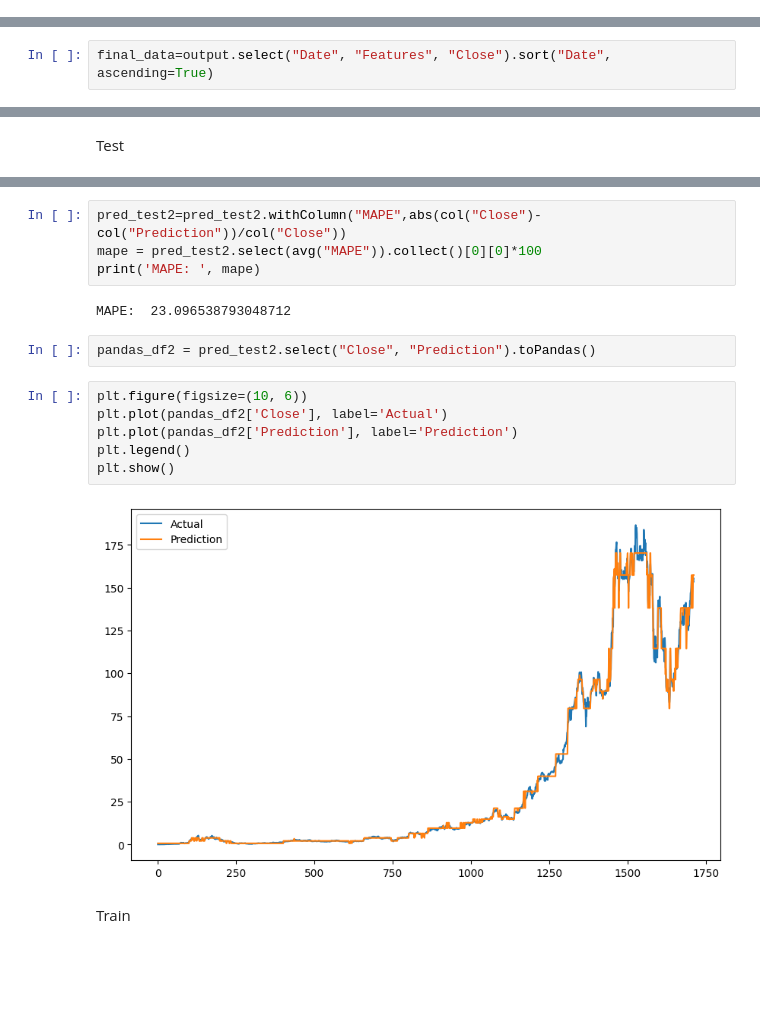
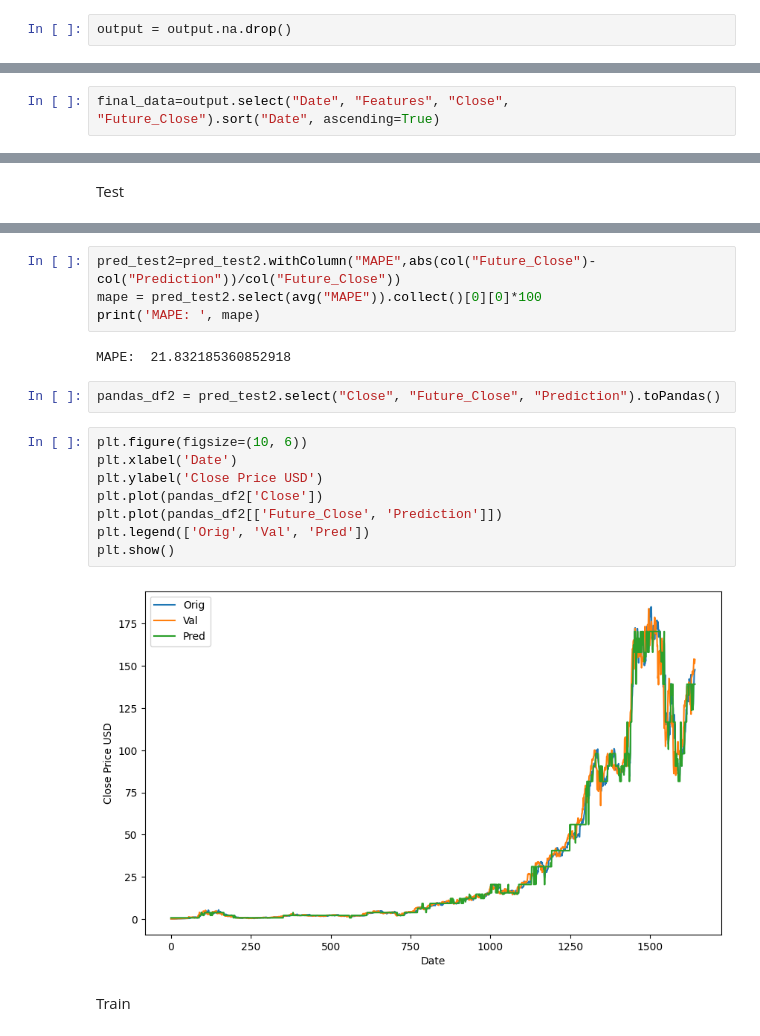
Before and after one commit to NguyenHien071202/IE212-Stock-price-prediction, a Jupyter notebook: stock-model.ipynb, the cells around one changed output, grey strips where cells are left out. Drawn from its saved outputs; the diff is of its cells as text; blank space fills up the shorter version.

```diff
--- a/stock-model.ipynb
+++ b/stock-model.ipynb
@@ -60,3 +109,5 @@ output=featureassembler.transform(dataset)
+# %%
+output = output.na.drop()
 # %%
 output.show()
 # %% [output]
@@ -104,5 +163,5 @@ output.columns
 # %%
-final_data=output.select("Date", "Features", "Close").sort("Date", ascending=True)
+final_data=output.select("Date", "Features", "Close", "Future_Close").sort("Date", ascending=True)
 # %%
 final_data.show()
 # %% [output]
@@ -285,19 +344,21 @@ r2:  0.9973442120935342
 # %%
-pred_test2=pred_test2.withColumn("MAPE",abs(col("Close")-col("Prediction"))/col("Close"))
+pred_test2=pred_test2.withColumn("MAPE",abs(col("Future_Close")-col("Prediction"))/col("Future_Close"))
 mape = pred_test2.select(avg("MAPE")).collect()[0][0]*100
 print('MAPE: ', mape)
 # %% [output]
-MAPE:  23.096538793048712
+MAPE:  21.832185360852918
 # %%
-pandas_df2 = pred_test2.select("Close", "Prediction").toPandas()
+pandas_df2 = pred_test2.select("Close", "Future_Close", "Prediction").toPandas()
 # %%
 plt.figure(figsize=(10, 6))
-plt.plot(pandas_df2['Close'], label='Actual')
-plt.plot(pandas_df2['Prediction'], label='Prediction')
-plt.legend()
+plt.xlabel('Date')
+plt.ylabel('Close Price USD')
+plt.plot(pandas_df2['Close'])
+plt.plot(pandas_df2[['Future_Close', 'Prediction']])
+plt.legend(['Orig', 'Val', 'Pred'])
 plt.show()
 # %% [output]
-[figure, old version]
+[figure, new version]
 # %% [markdown]
 Train
 # %%
```
Also changed, not shown: parts of 51 cells of this notebook, 20 other files.
